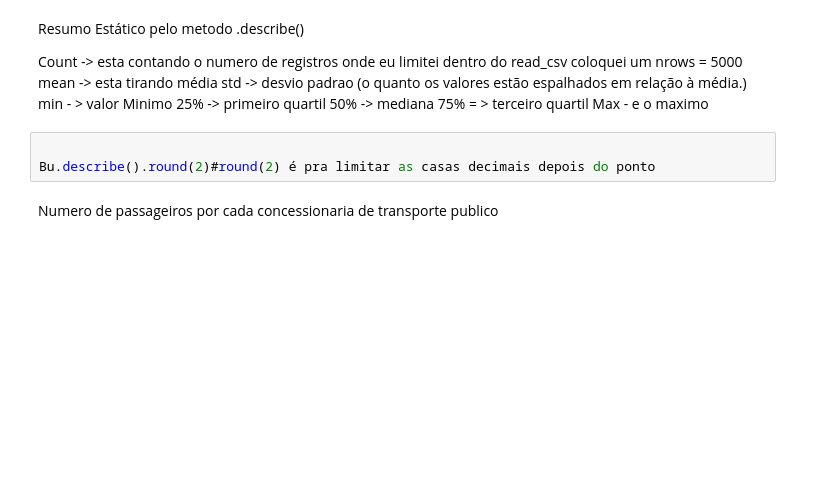
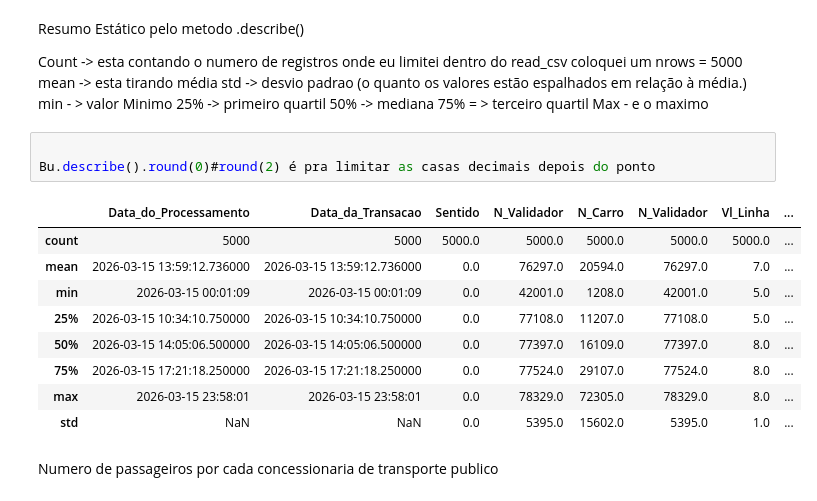
Before and after one commit to Heggendorn/facul, a Jupyter notebook: bigdata_extencionista-joseRoberto.ipynb, the cells around one changed output. Drawn from its saved outputs; the diff is of its cells as text; blank space fills up the shorter version.

```diff
--- a/bigdata_extencionista-joseRoberto.ipynb
+++ b/bigdata_extencionista-joseRoberto.ipynb
@@ -184,7 +281,17 @@ min - > valor Minimo
 Max - e o maximo
 # %%
 
-Bu.describe().round(2)#round(2) é pra limitar as casas decimais depois do ponto
+Bu.describe().round(0)#round(2) é pra limitar as casas decimais depois do ponto
+# %% [output]
+|  | Data_do_Processamento | Data_da_Transacao | Sentido | N_Validador | N_Carro | N_Validador | Vl_Linha | ... |
+| count | 5000 | 5000 | 5000.0 | 5000.0 | 5000.0 | 5000.0 | 5000.0 | ... |
+| mean | 2026-03-15 13:59:12.736000 | 2026-03-15 13:59:12.736000 | 0.0 | 76297.0 | 20594.0 | 76297.0 | 7.0 | ... |
+| min | 2026-03-15 00:01:09 | 2026-03-15 00:01:09 | 0.0 | 42001.0 | 1208.0 | 42001.0 | 5.0 | ... |
+| 25% | 2026-03-15 10:34:10.750000 | 2026-03-15 10:34:10.750000 | 0.0 | 77108.0 | 11207.0 | 77108.0 | 5.0 | ... |
+| 50% | 2026-03-15 14:05:06.500000 | 2026-03-15 14:05:06.500000 | 0.0 | 77397.0 | 16109.0 | 77397.0 | 8.0 | ... |
+| 75% | 2026-03-15 17:21:18.250000 | 2026-03-15 17:21:18.250000 | 0.0 | 77524.0 | 29107.0 | 77524.0 | 8.0 | ... |
+| max | 2026-03-15 23:58:01 | 2026-03-15 23:58:01 | 0.0 | 78329.0 | 72305.0 | 78329.0 | 8.0 | ... |
+| std | NaN | NaN | 0.0 | 5395.0 | 15602.0 | 5395.0 | 1.0 | ... |
 # %% [markdown]
 Numero de passageiros por cada concessionaria de transporte publico
 # %%
```
Also changed, not shown: parts of 12 cells of this notebook, 2 other files.
